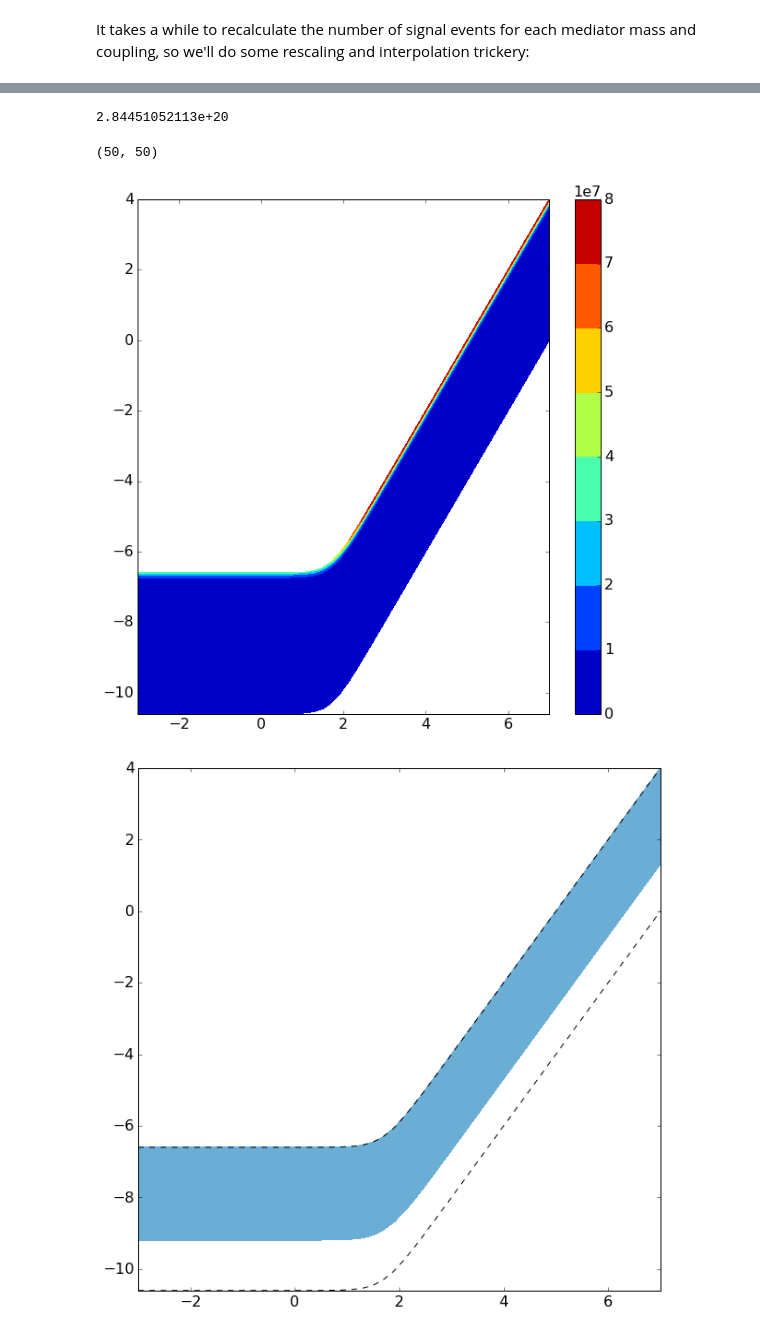
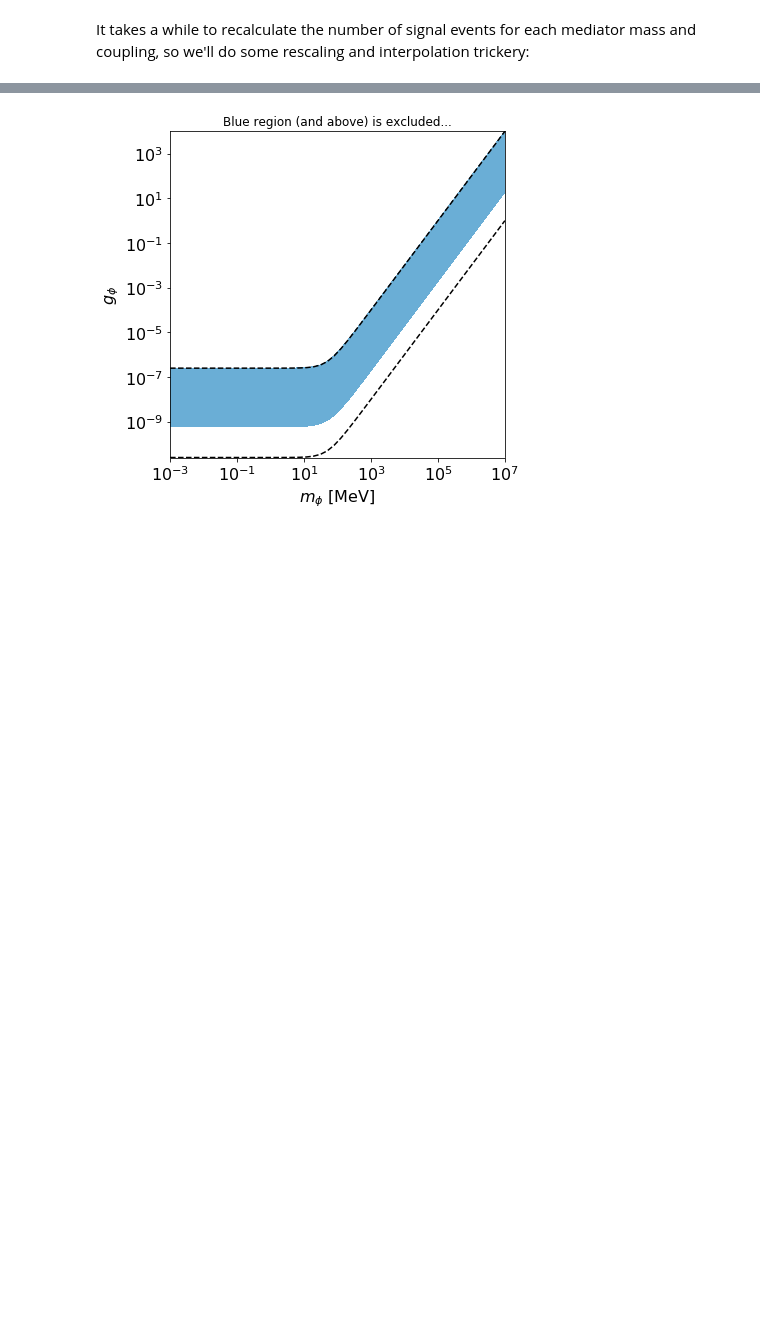
Before and after one commit to bradkav/CEvNS, a Jupyter notebook: COHERENT.ipynb, the cells around one changed output, grey strips where cells are left out. Cells and saved outputs as stored; diff of their text form; code cells hidden in the pictures; blank space fills up the shorter version.

Commit message:
Updates to examples and COHERENT notebooks

```diff
--- a/COHERENT.ipynb
+++ b/COHERENT.ipynb
@@ -133,7 +134,7 @@ Now plot the results:
 # %%
 pl.figure(figsize=(10,6))
 
-pl.step(PE_bins, np.append(dRdPE_bins,0), 'g', linestyle="-", where = "post", label="CEvNS signal (this work)",linewidth=1.5)
+pl.step(PE_bins, np.append(N_SM_tot,0), 'g', linestyle="-", where = "post", label="CEvNS signal (this work)",linewidth=1.5)
 pl.step(PE_bins, np.append(COHERENT_spect,0), 'g', linestyle="--", where = "post", label="CEvNS signal (1708.01294)",linewidth=1.5)
 
 pl.axhline(0, linestyle='--', color = 'gray')
@@ -221,3 +208,5 @@ pl.show()
+# %%
+deltachi2_Nsig = interp1d(Nsiglist, delta_chi2, bounds_error=False, fill_value=delta_chi2[-1])
 # %% [markdown]
 ## NSI constraints
 
@@ -712,54 +617,44 @@ pl.show()
 def calc_Nsig_scalar( m_med):
     scalar_rate = lambda x: (1.0/PEperkeV)*efficiency(x)*mass*time*(f_Cs*CEvNS.differentialRate_scalar(x/PEperkeV, A_Cs, Z_Cs,1,m_med)\
                                                               + f_I*CEvNS.differentialRate_scalar(x/PEperkeV, A_I, Z_I, 1,m_med))
-    alpha = 1.0
 
-    PE_min = 4.0
-    PE_max = 50.0
+    xlist = np.linspace(4,50,100)
+    integ_vals =  np.vectorize(scalar_rate)(xlist)
 
-    return quad(scalar_rate, PE_min, PE_max)[0]
+    return np.trapz(integ_vals, xlist)
+
+    #return quad(scalar_rate, PE_min, PE_max)[0]
-# %%
-print calc_Nsig_scalar(1e-3)
-# %% [output]
-2.84451052113e+20
 # %%
 m_list = np.logspace(-3, 7,50)
 gsq_list = np.logspace(0, 4, 50)
 
+#Again, need to search in a specific range of coupling values to find the limit...
 g_upper = 1e-10*(50**2+m_list**2)
 g_lower = 1e-14*(50**2+m_list**2)
 
-chi2_scal_grid = np.zeros((len(m_list), len(gsq_list)))
+deltachi2_scal_grid = np.zeros((len(m_list), len(gsq_list)))
 
-#SM prediction for number of signal events: 172
-Nsig_SM = 172.0
 
 for i in tqdm(range(len(m_list))):
     Nsig_scalar = calc_Nsig_scalar(m_list[i])
     for j in range(len(gsq_list)):
-        chi2_scal_grid[i,j] = minimize(lambda x: chisq_generic(Nsig_SM + Nsig_scalar*(gsq_list[j]*g_lower[i])**2, x[0], x[1]), (0.0,0.0), method="CG").fun
+        deltachi2_scal_grid[i,j] = deltachi2_Nsig(np.sum(N_SM_tot) + Nsig_scalar*(gsq_list[j]*g_lower[i])**2)
 # %%
-delta_chi2_scal = chi2_scal_grid - np.min(chi2_scal_grid)
-
 mgrid, ggrid = np.meshgrid(m_list, gsq_list, indexing='ij')
 ggrid *= 1e-14*(50**2+mgrid**2)
 
-print delta_chi2_scal.shape
+np.savetxt("results/COHERENT_scalar.txt", np.c_[mgrid.flatten(), ggrid.flatten(), deltachi2_scal_grid.flatten()])
 
-np.savetxt("results/COHERENT_scalar.txt", np.c_[mgrid.flatten(), ggrid.flatten(), delta_chi2_scal.flatten()])
 
-pl.figure(figsize=(10,10))
-pl.contourf(np.log10(mgrid), np.log10(ggrid),delta_chi2_scal)
-pl.colorbar()
+pl.figure(figsize=(6,6))
+pl.loglog(m_list, g_upper, 'k--')
+pl.loglog(m_list, g_lower, 'k--')
+pl.contourf(mgrid, ggrid, deltachi2_scal_grid, levels=[2.7,1e10],cmap="Blues")
+#pl.colorbar()
+pl.xlabel(r"$m_{\phi}$ [MeV]")
+pl.ylabel(r"$g_{\phi}$")
+pl.title("Blue region (and above) is excluded...", fontsize=12)
+pl.savefig("plots/COHERENT_scalar.pdf")
 pl.show()
-
-pl.figure(figsize=(10,10))
-pl.contourf(np.log10(mgrid), np.log10(ggrid), delta_chi2_scal, levels=[2.7,1e30],cmap="Blues")
-pl.plot(np.log10(m_list), np.log10(g_upper), 'k--')
-pl.plot(np.log10(m_list), np.log10(g_lower), 'k--')
-#pl.colorbar()
-pl.show()
 # %% [output]
-(50, 50)
-[figure, old version]
+[figure, new version]
-[figure, removed]
```
Also changed, not shown: parts of 43 cells of this notebook, 34 other files.
